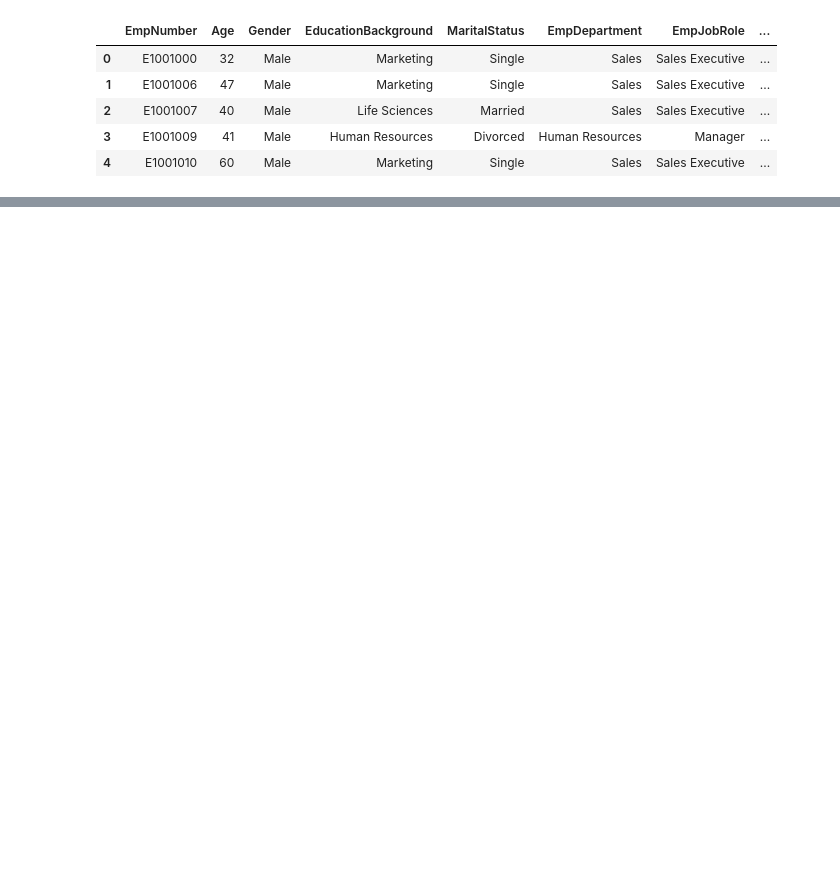
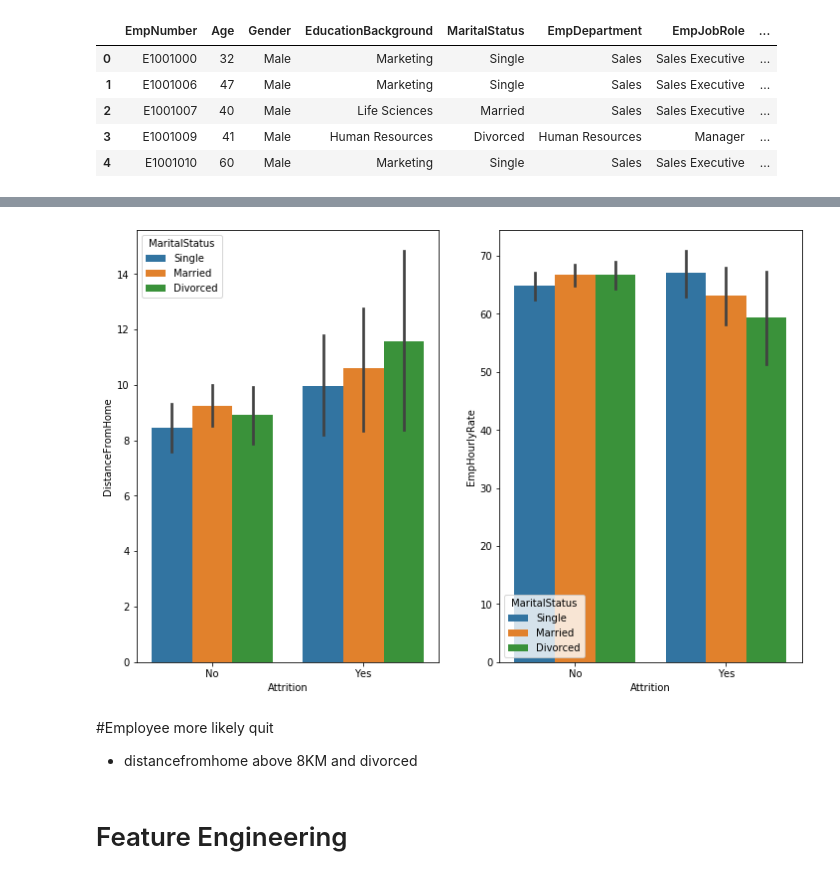
Before and after one commit to KrishnaDesai16/EmployeePerformanceAnalysis, a Jupyter notebook: EmployeePerformanceAnalysis.ipynb, the cells around one changed output, grey strips where cells are left out. Saved outputs shown, nothing was run; the diff lists cells and outputs as text; code cells hidden in the pictures; blank space fills up the shorter version.

```diff
--- a/EmployeePerformanceAnalysis.ipynb
+++ b/EmployeePerformanceAnalysis.ipynb
@@ -28,0 +237,20 @@ df.head()
+# %%
+columns = ["DistanceFromHome",
+"EmpHourlyRate"]
+plt.figure(figsize=(12,8))
+j=0
+for i in columns:
+    j +=1
+    plt.subplot(1,2,j)
+    sb.barplot(x = 'Attrition', y = df[i], hue="MaritalStatus", data =df)
+
+#plt.subplots_adjust(bottom=-0.9, top=2)
+
+plt.show()
+# %% [output]
+[figure, added]
+# %% [markdown]
+#Employee more likely quit
+- distancefromhome above 8KM and divorced
+# %% [markdown]
+# Feature Engineering
```
Also changed, not shown: parts of 24 cells of this notebook.
